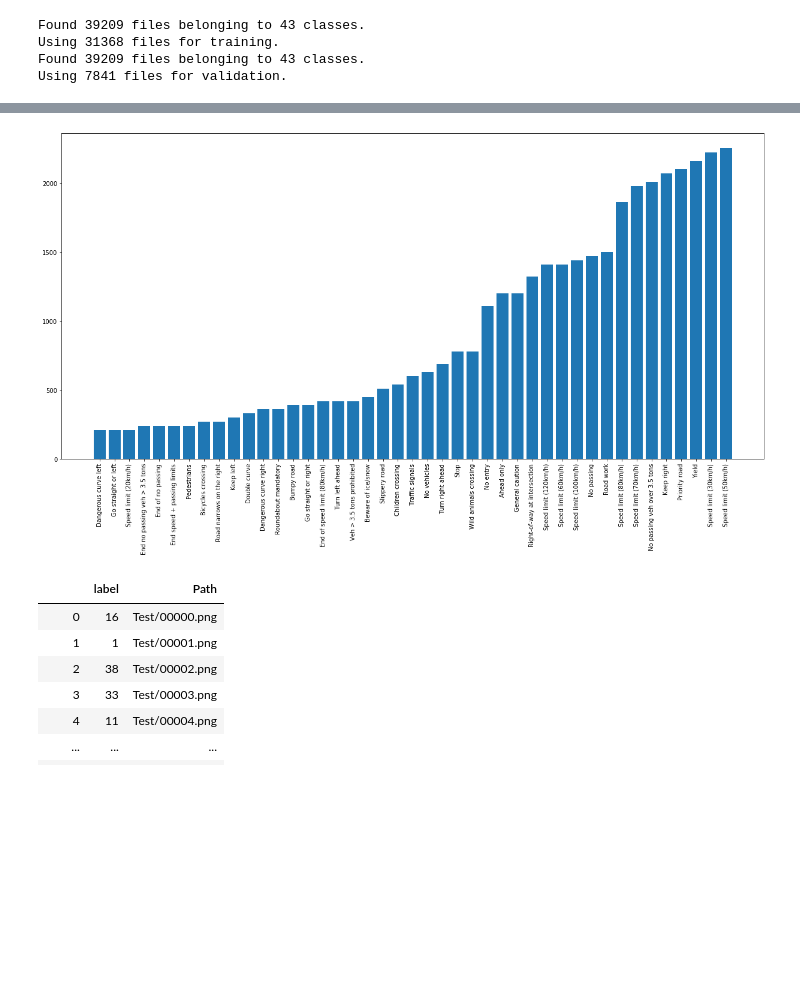
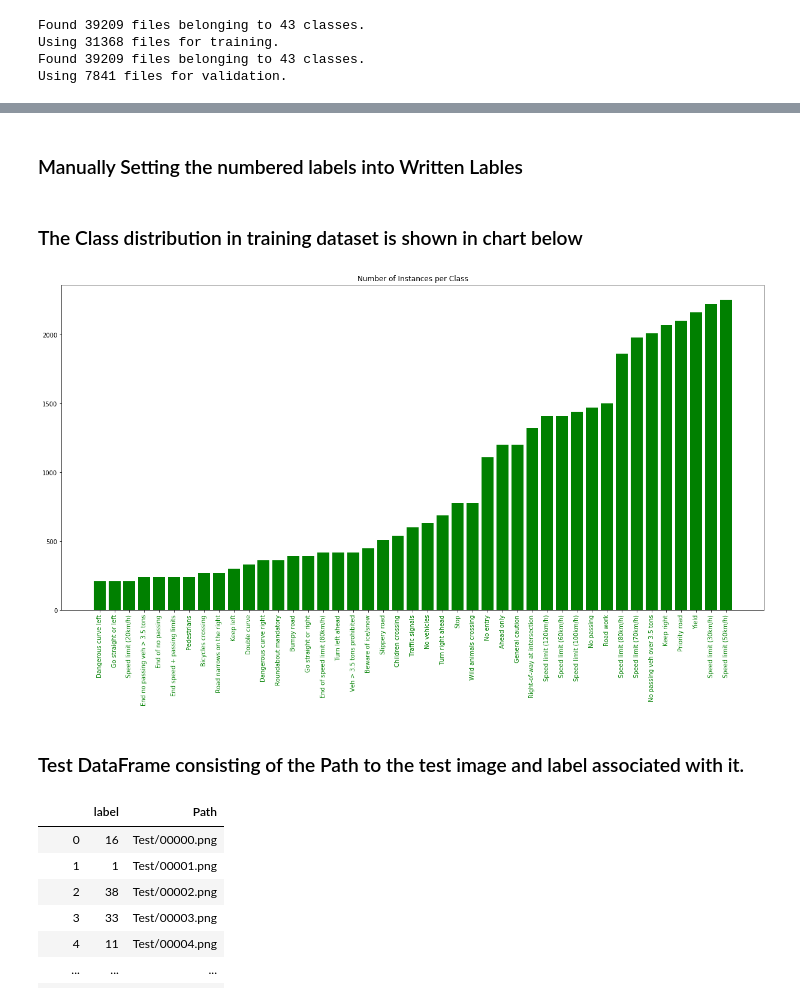
Before and after one commit to helloaashish/TrafficSign, a Jupyter notebook: TrafficSignClassifier.ipynb, the cells around one changed output, grey strips where cells are left out. Cells and saved outputs as stored; diff of their text form; code cells hidden in the pictures; blank space fills up the shorter version.

```diff
--- a/TrafficSignClassifier.ipynb
+++ b/TrafficSignClassifier.ipynb
@@ -91,3 +108,5 @@ Using 7841 files for validation.
+# %% [markdown]
+### Manually Setting the numbered labels into Written Lables
 # %%
 classes = { 0:'Speed limit (20km/h)',
             1:'Speed limit (30km/h)',
@@ -132,32 +151,37 @@ classes = { 0:'Speed limit (20km/h)',
             40:'Roundabout mandatory',
             41:'End of no passing',
             42:'End no passing veh > 3.5 tons' }
+# %% [markdown]
+### The Class distribution in training dataset is shown in chart below
 # %%
 import os
 import matplotlib.pyplot as plt
 folders = os.listdir(train_img_path)
 
 train_number = []
 class_num = []
 
 for folder in range(43):
     train_files = os.listdir(train_img_path + '/' + str(folder))
     train_number.append(len(train_files))
     class_num.append(classes[int(folder)])
 
 # Sorting the dataset on the basis of number of images in each class
 zipped_lists = zip(train_number, class_num)
 sorted_pairs = sorted(zipped_lists)
 tuples = zip(*sorted_pairs)
 train_number, class_num = [ list(tuple) for tuple in  tuples]
 
 # Plotting the number of images in each class
 plt.figure(figsize=(21,10))
-plt.bar(class_num, train_number)
-plt.xticks(class_num, rotation='vertical')
+plt.title("Number of Instances per Class")
+plt.bar(class_num, train_number, color ='green')
+plt.xticks(class_num, rotation='vertical', color = 'green')
 plt.show()
 # %% [output]
-[figure, old version]
+[figure, new version]
+# %% [markdown]
+### Test DataFrame consisting of the Path to the test image and label associated with it.
 # %%
 test
 # %% [output]
```
Also changed, not shown: parts of 27 cells of this notebook.
